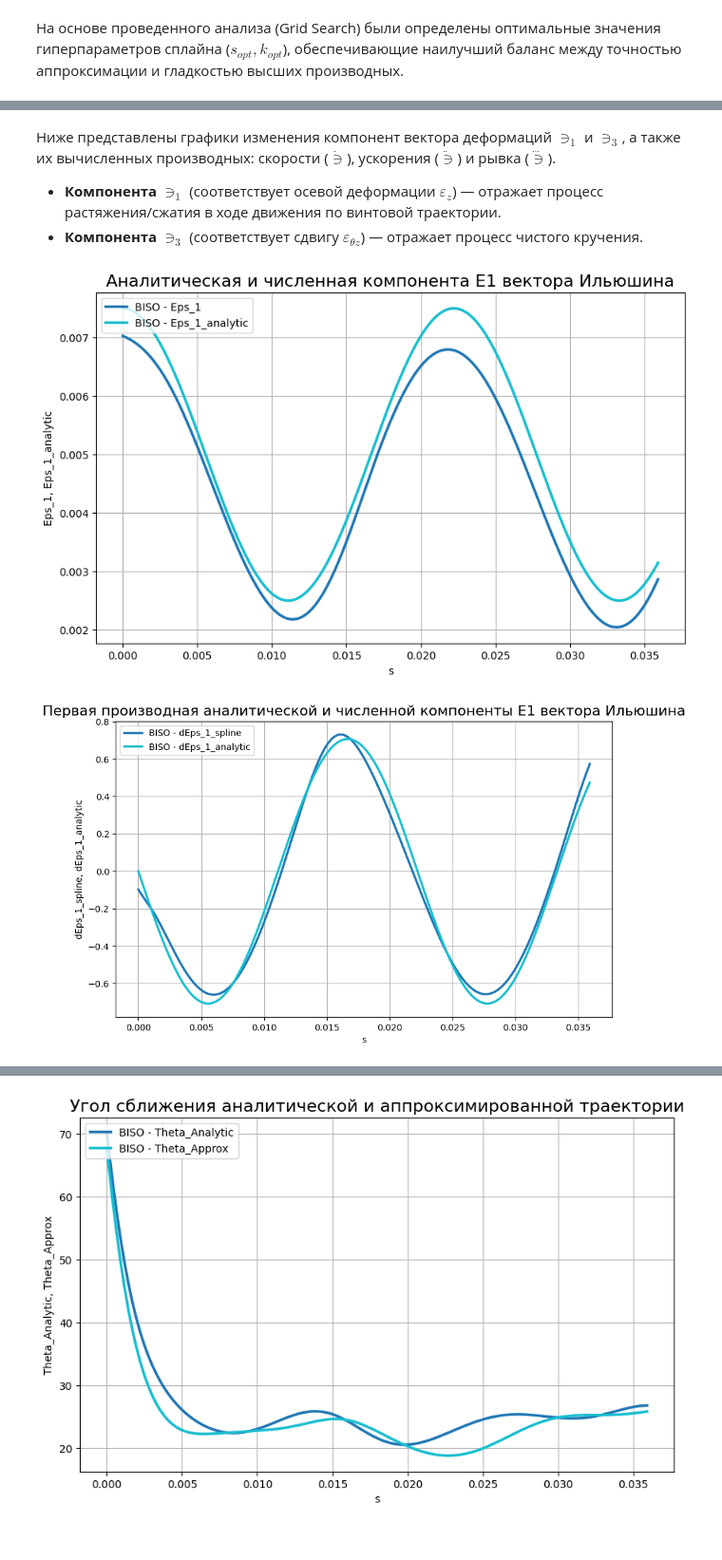
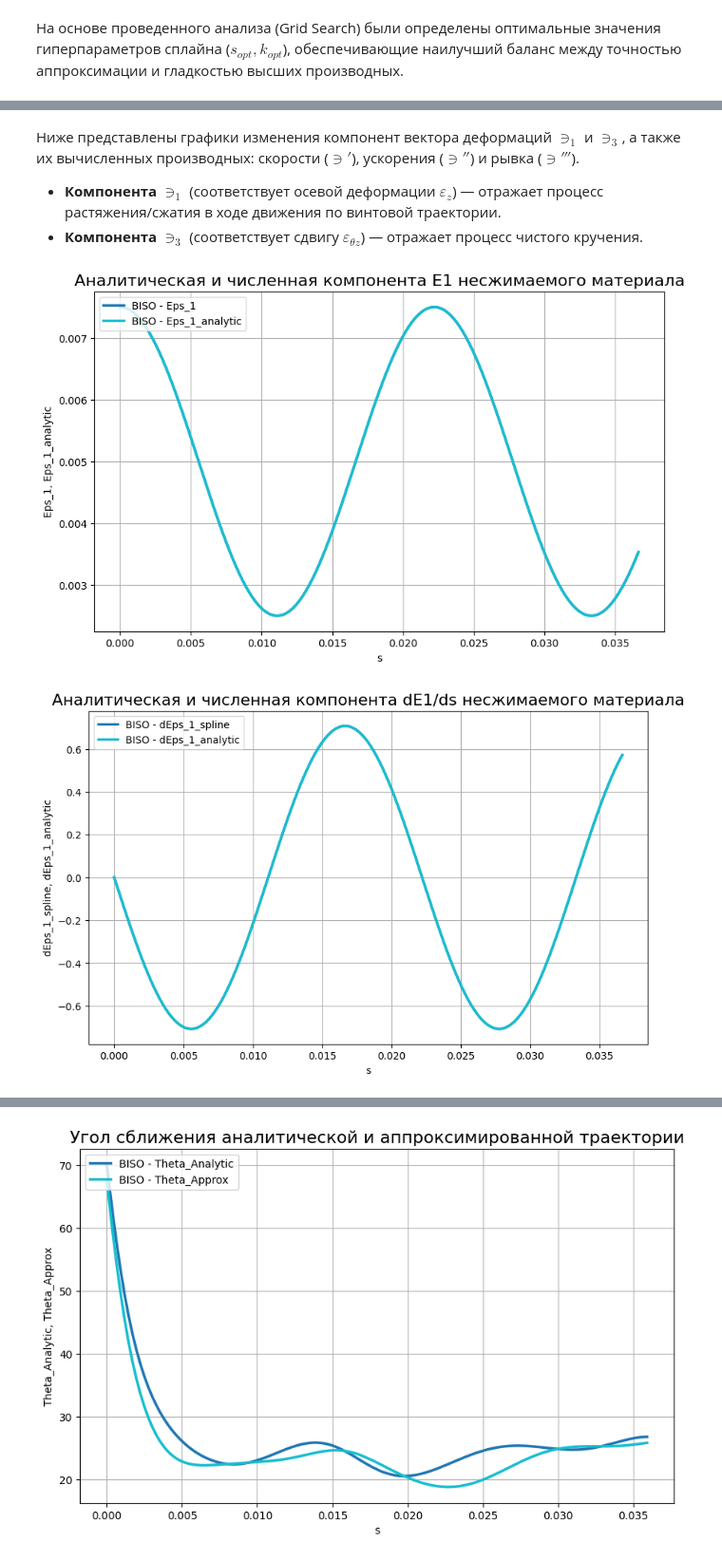
Before and after one commit to ArtemDos/complex_deformations, a Jupyter notebook: P29/ideal_vint/biso.ipynb, the cells around one changed output, grey strips where cells are left out. Shown at 95% size. Saved outputs shown, nothing was run; the diff lists cells and outputs as text; code cells hidden in the pictures.

Commit message:
refactor biso for ideal vint in P29

```diff
--- a/P29/ideal_vint/biso.ipynb
+++ b/P29/ideal_vint/biso.ipynb
@@ -32,8 +32,11 @@ a, c, n_turns
 # %%
 from core.reader import read_ansys_csv
 
-numerical_experiment_data_biso = r"biso.csv"
-numerical_experiment_biso = read_ansys_csv(numerical_experiment_data_biso)
+path_compressible = r"biso.csv"
+path_incompressible = r"biso_incompressible.csv"
+
+numerical_experiment_biso = read_ansys_csv(path_compressible)
+numerical_experiment_biso_inc = read_ansys_csv(path_incompressible)
 # %% [markdown]
 ### 1. Первичный обзор данных
 Проверим структуру загруженного DataFrame. Данные содержат временные метки, компоненты тензоров деформаций (упругих `EPEL`, пластических `EPPL`, полных `EPTO`), напряжений (`S`), а также интенсивность деформаций и параметр Одквиста.
@@ -110,10 +129,15 @@ split_time
 # %% [output]
 100.0
 # %%
-df_stage2 = numerical_experiment_biso_strain_vector[
-    numerical_experiment_biso_strain_vector["Time"] > split_time
+df_stage2 = il_biso[
+    il_biso["Time"] > split_time
 ].copy()
-
 df_stage2.reset_index(drop=True, inplace=True)
 df_stage2["Time_Local"] = df_stage2["Time"] - split_time
+
+df_stage2_inc = il_biso_inc[
+    il_biso_inc["Time"] > split_time
+].copy()
+df_stage2_inc.reset_index(drop=True, inplace=True)
+df_stage2_inc["Time_Local"] = df_stage2_inc["Time"] - split_time
 # %%
@@ -268,30 +354,37 @@ for col in components:
 # %% [markdown]
-Ниже представлены графики изменения компонент вектора деформаций $\ni_1$ и $\ni_3$, а также их вычисленных производных: скорости ($\dot{\ni}$), ускорения ($\ddot{\ni}$) и рывка ($\dddot{\ni}$).
+Ниже представлены графики изменения компонент вектора деформаций $\ni_1$ и $\ni_3$, а также их вычисленных производных: скорости (${\ni}'$), ускорения (${\ni}''$) и рывка (${\ni}'''$).
 
 *   **Компонента $\ni_1$** (соответствует осевой деформации $\varepsilon_z$) — отражает процесс растяжения/сжатия в ходе движения по винтовой траектории.
 *   **Компонента $\ni_3$** (соответствует сдвигу $\varepsilon_{\theta z}$) — отражает процесс чистого кручения.
 # %%
 plot_xy(
-    data_pairs=[(model_name, df_stage2)],
+    data_pairs=[(model_name, df_stage2_inc)],
     x_col="s",
     y_cols=["Eps_1", "Eps_1_analytic"],
-    title="Аналитическая и численная компонента E1 вектора Ильюшина",
+    title="Аналитическая и численная компонента E1 несжимаемого материала",
     figsize=(10, 6)
 )
 plot_xy(
-    data_pairs=[(model_name, df_stage2)],
+    data_pairs=[(model_name, df_stage2_inc)],
     x_col="s",
     y_cols=["dEps_1_spline", "dEps_1_analytic"],
-    title="Первая производная аналитической и численной компоненты E1 вектора Ильюшина",
+    title="Аналитическая и численная компонента dE1/ds несжимаемого материала",
     figsize=(10, 6)
 )
 plot_xy(
-    data_pairs=[(model_name, df_stage2)],
+    data_pairs=[(model_name, df_stage2_inc)],
     x_col="s",
     y_cols=["d2Eps_1_spline", "d2Eps_1_analytic"],
-    title="Вторая производная аналитической и численной компоненты E1 вектора Ильюшина",
+    title="Аналитическая и численная компонента d2E1/ds2 несжимаемого материала",
     figsize=(10, 6)
 )
+plot_xy(
+    data_pairs=[(model_name, df_stage2_inc)],
+    x_col="s",
+    y_cols=["d3Eps_1_spline", "d3Eps_1_analytic"],
+    title="Аналитическая и численная компонента d3E1/ds3 несжимаемого материала",
+    figsize=(10, 6)
+)
 # %% [output]
-[figure, old version]
+[figure, new version]
-[figure, old version]
+[figure, new version]
```
Also changed, not shown: parts of 46 cells of this notebook, 4 other files.
